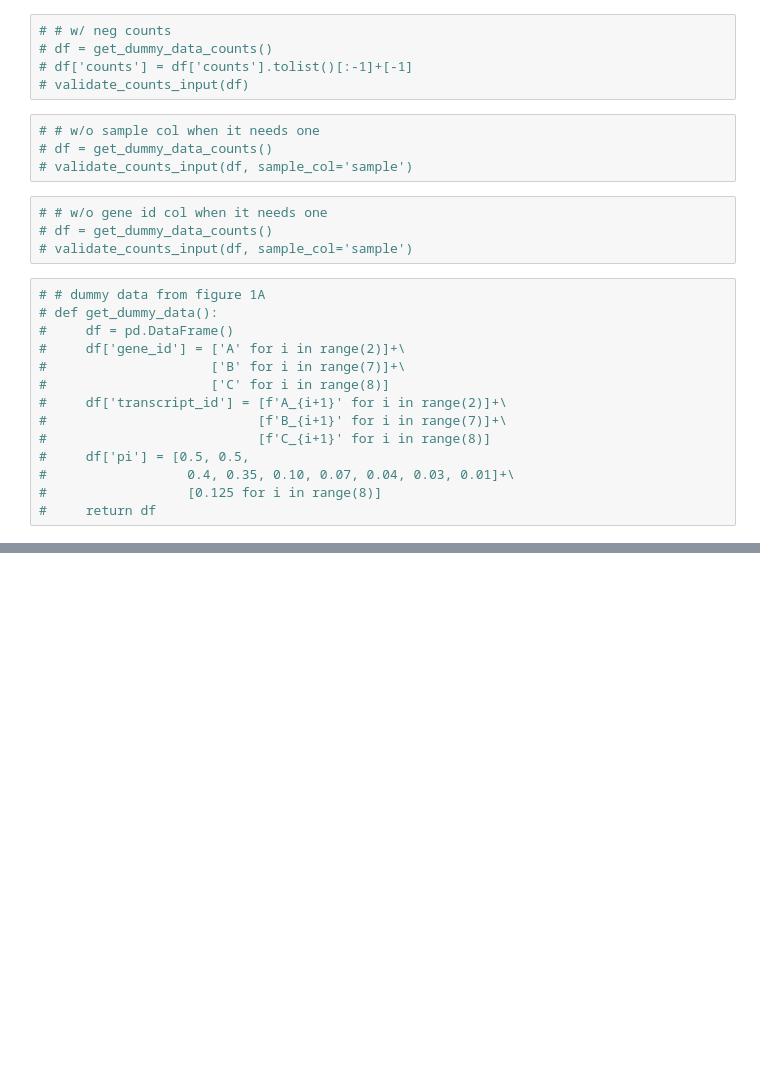
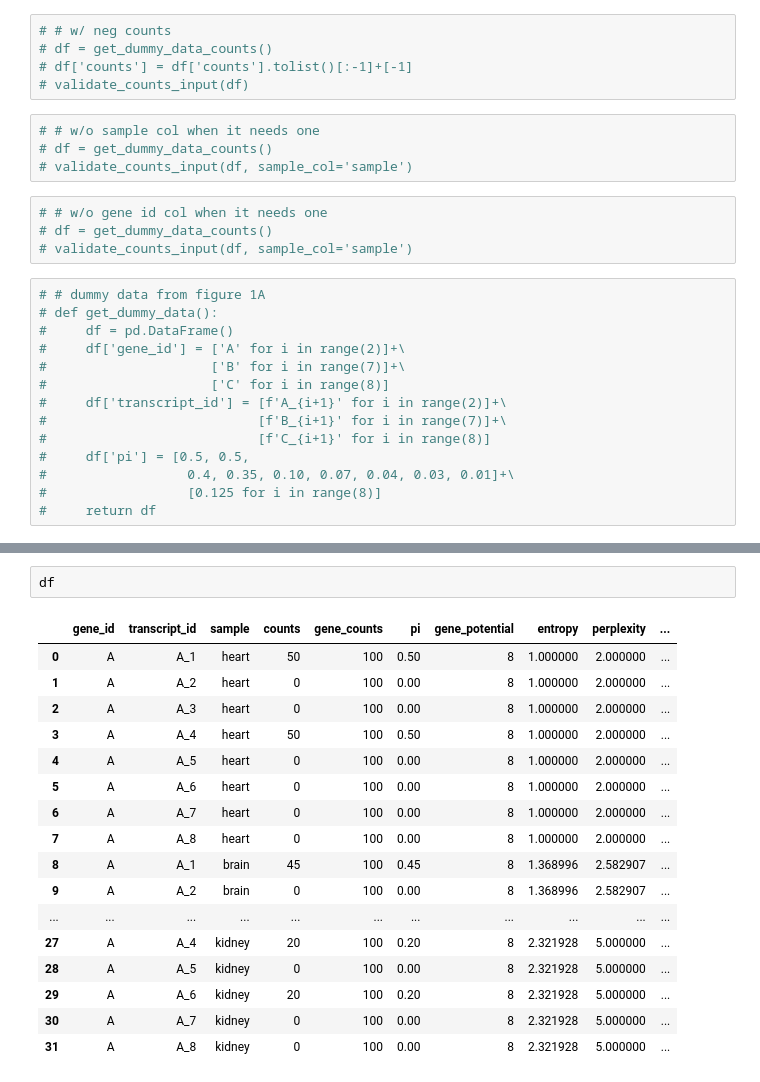
Before and after one commit to fairliereese/isoplex, a Jupyter notebook: src/iso_perplexity/dev_utils.ipynb, the cells around one changed output, grey strips where cells are left out. Saved outputs shown, nothing was run; the diff lists cells and outputs as text; blank space fills up the shorter version.

```diff
--- a/src/iso_perplexity/dev_utils.ipynb
+++ b/src/iso_perplexity/dev_utils.ipynb
@@ -98,0 +206,20 @@ df = compute_multi_sample_isoform_metrics(df, 'sample')
+# %%
+df
+# %% [output]
+|  | gene_id | transcript_id | sample | counts | gene_counts | pi | gene_potential | entropy | perplexity | ... |
+| 0 | A | A_1 | heart | 50 | 100 | 0.50 | 8 | 1.000000 | 2.000000 | ... |
+| 1 | A | A_2 | heart | 0 | 100 | 0.00 | 8 | 1.000000 | 2.000000 | ... |
+| 2 | A | A_3 | heart | 0 | 100 | 0.00 | 8 | 1.000000 | 2.000000 | ... |
+| 3 | A | A_4 | heart | 50 | 100 | 0.50 | 8 | 1.000000 | 2.000000 | ... |
+| 4 | A | A_5 | heart | 0 | 100 | 0.00 | 8 | 1.000000 | 2.000000 | ... |
+| 5 | A | A_6 | heart | 0 | 100 | 0.00 | 8 | 1.000000 | 2.000000 | ... |
+| 6 | A | A_7 | heart | 0 | 100 | 0.00 | 8 | 1.000000 | 2.000000 | ... |
+| 7 | A | A_8 | heart | 0 | 100 | 0.00 | 8 | 1.000000 | 2.000000 | ... |
+| 8 | A | A_1 | brain | 45 | 100 | 0.45 | 8 | 1.368996 | 2.582907 | ... |
+| 9 | A | A_2 | brain | 0 | 100 | 0.00 | 8 | 1.368996 | 2.582907 | ... |
+| ... | ... | ... | ... | ... | ... | ... | ... | ... | ... | ... |
+| 27 | A | A_4 | kidney | 20 | 100 | 0.20 | 8 | 2.321928 | 5.000000 | ... |
+| 28 | A | A_5 | kidney | 0 | 100 | 0.00 | 8 | 2.321928 | 5.000000 | ... |
+| 29 | A | A_6 | kidney | 20 | 100 | 0.20 | 8 | 2.321928 | 5.000000 | ... |
+| 30 | A | A_7 | kidney | 0 | 100 | 0.00 | 8 | 2.321928 | 5.000000 | ... |
+| 31 | A | A_8 | kidney | 0 | 100 | 0.00 | 8 | 2.321928 | 5.000000 | ... |
```
Also changed, not shown: parts of 10 cells of this notebook, 4 other files.
